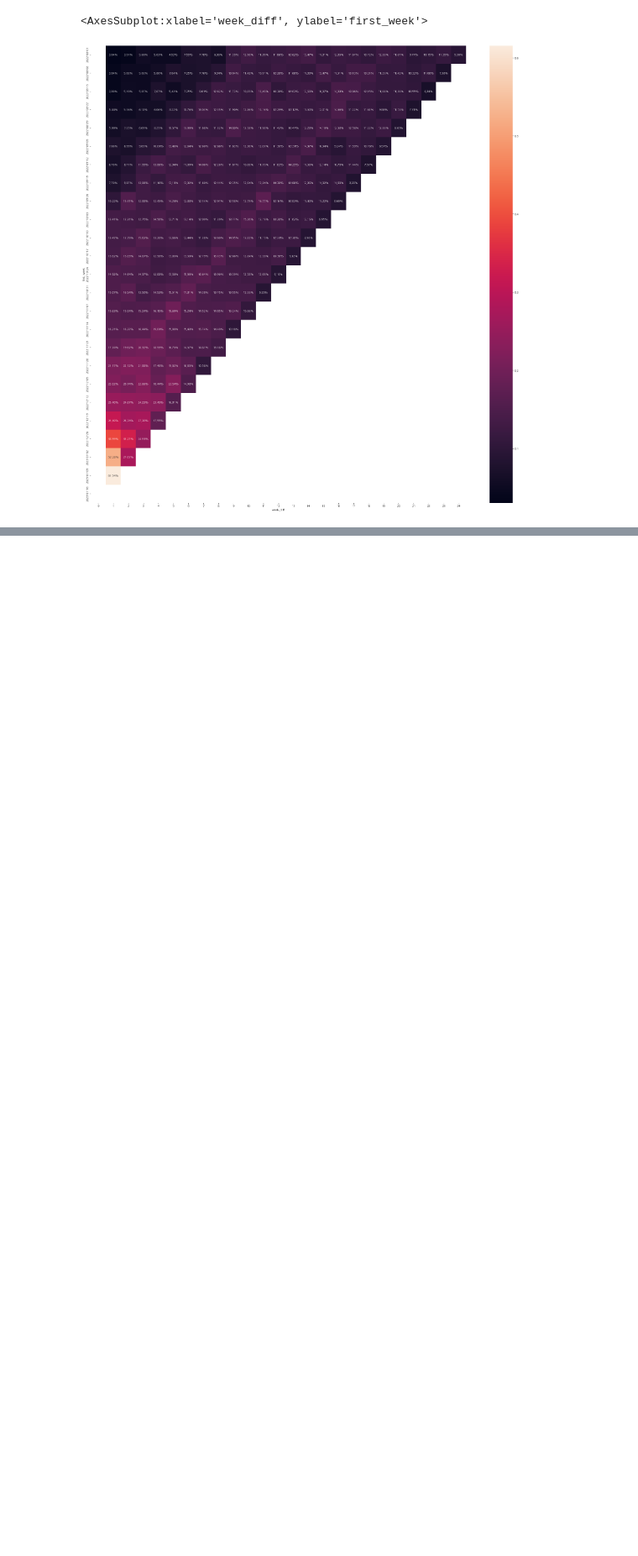
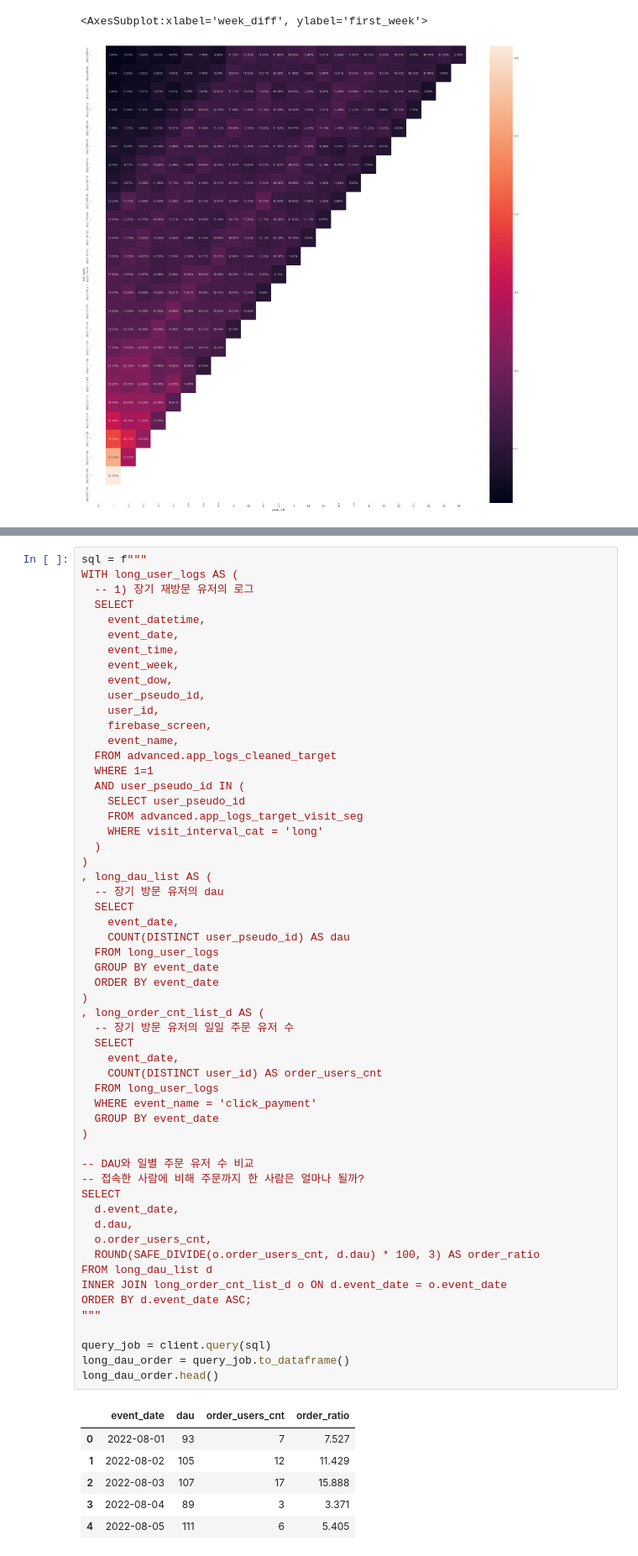
Before and after one commit to claire-1125/Foodie_Express_Analysis, a Jupyter notebook: foodie_viz.ipynb, the cells around one changed output, grey strips where cells are left out. Shown at 84% size. Cells and saved outputs as stored; diff of their text form; blank space fills up the shorter version.

```diff
--- a/foodie_viz.ipynb
+++ b/foodie_viz.ipynb
@@ -3998,0 +4161,63 @@ sns.heatmap(
+# %%
+sql = f"""
+WITH long_user_logs AS (
+  -- 1) 장기 재방문 유저의 로그
+  SELECT
+    event_datetime,
+    event_date,
+    event_time,
+    event_week,
+    event_dow,
+    user_pseudo_id,
+    user_id,
+    firebase_screen,
+    event_name,
+  FROM advanced.app_logs_cleaned_target
+  WHERE 1=1
+  AND user_pseudo_id IN (
+    SELECT user_pseudo_id
+    FROM advanced.app_logs_target_visit_seg
+    WHERE visit_interval_cat = 'long'
+  )
+)
+, long_dau_list AS (
+  -- 장기 방문 유저의 dau
+  SELECT
+    event_date,
+    COUNT(DISTINCT user_pseudo_id) AS dau
+  FROM long_user_logs
+  GROUP BY event_date
+  ORDER BY event_date
+)
+, long_order_cnt_list_d AS (
+  -- 장기 방문 유저의 일일 주문 유저 수
+  SELECT
+    event_date,
+    COUNT(DISTINCT user_id) AS order_users_cnt
+  FROM long_user_logs
+  WHERE event_name = 'click_payment'
+  GROUP BY event_date
+)
+
+-- DAU와 일별 주문 유저 수 비교
+-- 접속한 사람에 비해 주문까지 한 사람은 얼마나 될까?
+SELECT
+  d.event_date,
+  d.dau,
+  o.order_users_cnt,
+  ROUND(SAFE_DIVIDE(o.order_users_cnt, d.dau) * 100, 3) AS order_ratio
+FROM long_dau_list d
+INNER JOIN long_order_cnt_list_d o ON d.event_date = o.event_date
+ORDER BY d.event_date ASC;
+"""
+
+query_job = client.query(sql)
+long_dau_order = query_job.to_dataframe()
+long_dau_order.head()
+# %% [output]
+|  | event_date | dau | order_users_cnt | order_ratio |
+| 0 | 2022-08-01 | 93 | 7 | 7.527 |
+| 1 | 2022-08-02 | 105 | 12 | 11.429 |
+| 2 | 2022-08-03 | 107 | 17 | 15.888 |
+| 3 | 2022-08-04 | 89 | 3 | 3.371 |
+| 4 | 2022-08-05 | 111 | 6 | 5.405 |
```
Also changed, not shown: parts of 13 cells of this notebook.
